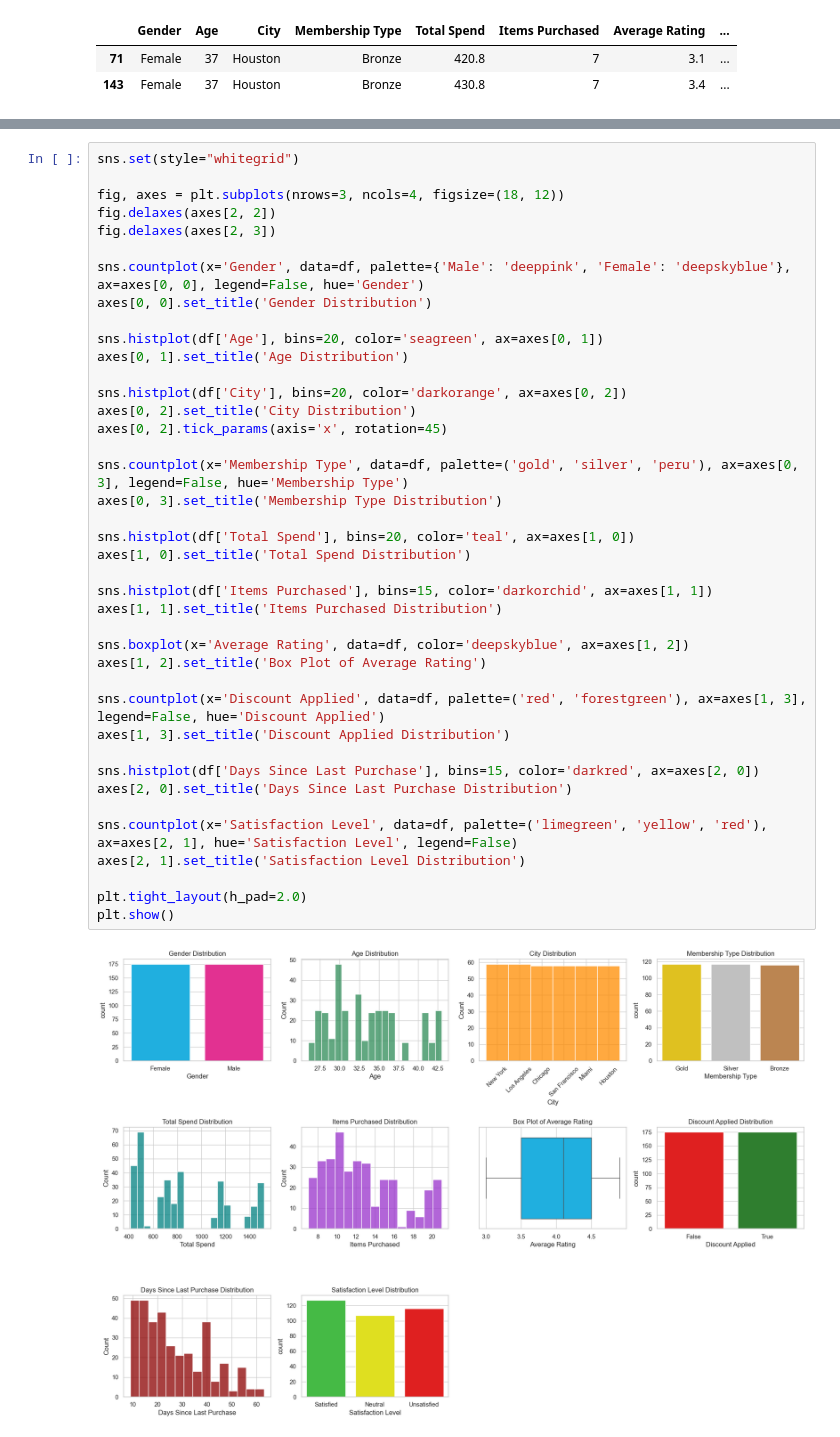
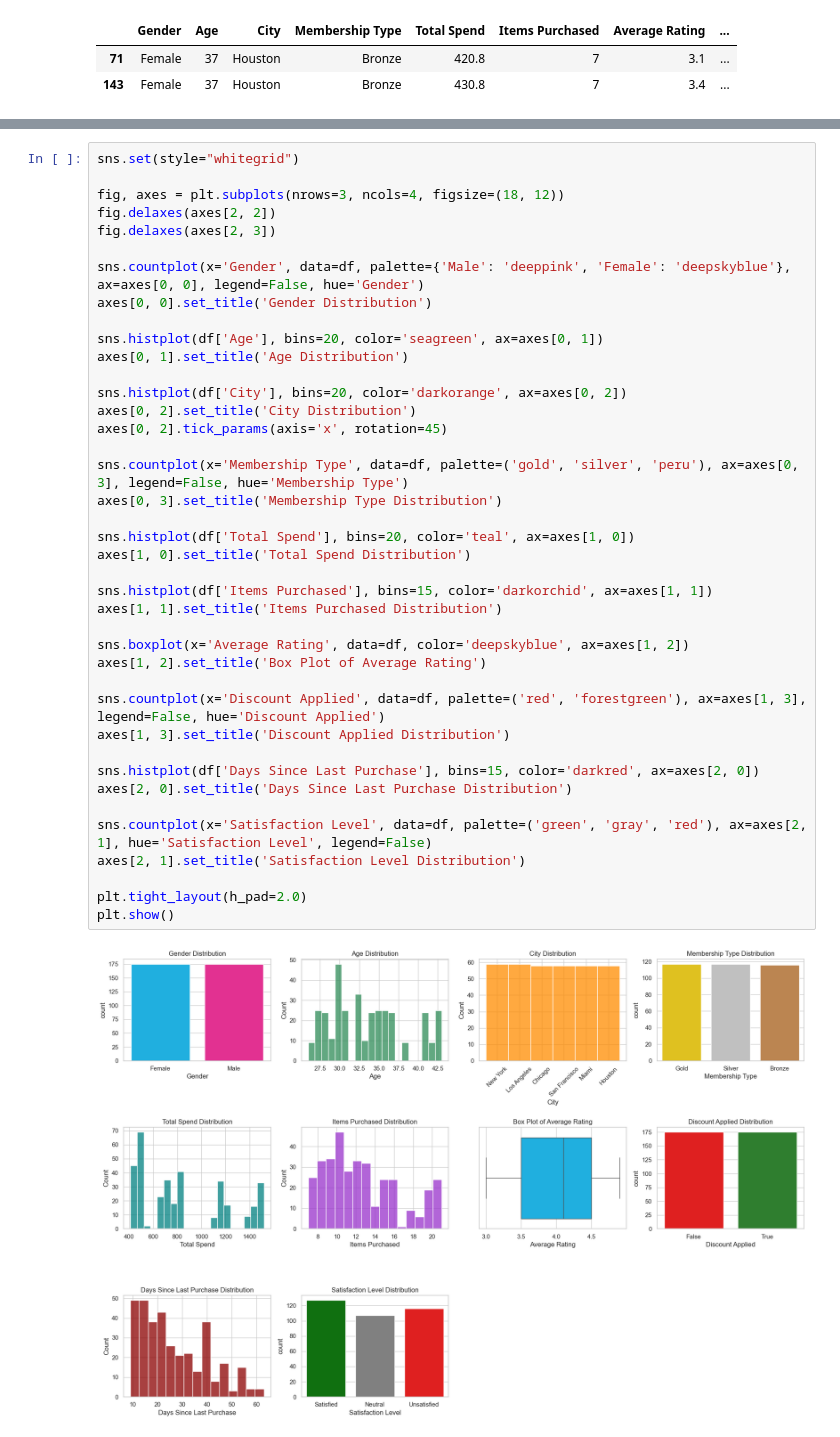
Before and after one commit to umilic16/ML_2, a Jupyter notebook: main.ipynb, the cells around one changed output, grey strips where cells are left out. Cells and saved outputs as stored; diff of their text form.

```diff
--- a/main.ipynb
+++ b/main.ipynb
@@ -112,32 +128,32 @@ axes[0, 0].set_title('Gender Distribution')
 sns.histplot(df['Age'], bins=20, color='seagreen', ax=axes[0, 1])
 axes[0, 1].set_title('Age Distribution')
 
 sns.histplot(df['City'], bins=20, color='darkorange', ax=axes[0, 2])
 axes[0, 2].set_title('City Distribution')
 axes[0, 2].tick_params(axis='x', rotation=45)
 
 sns.countplot(x='Membership Type', data=df, palette=('gold', 'silver', 'peru'), ax=axes[0, 3], legend=False, hue='Membership Type')
 axes[0, 3].set_title('Membership Type Distribution')
 
 sns.histplot(df['Total Spend'], bins=20, color='teal', ax=axes[1, 0])
 axes[1, 0].set_title('Total Spend Distribution')
 
 sns.histplot(df['Items Purchased'], bins=15, color='darkorchid', ax=axes[1, 1])
 axes[1, 1].set_title('Items Purchased Distribution')
 
 sns.boxplot(x='Average Rating', data=df, color='deepskyblue', ax=axes[1, 2])
 axes[1, 2].set_title('Box Plot of Average Rating')
 
 sns.countplot(x='Discount Applied', data=df, palette=('red', 'forestgreen'), ax=axes[1, 3], legend=False, hue='Discount Applied')
 axes[1, 3].set_title('Discount Applied Distribution')
 
 sns.histplot(df['Days Since Last Purchase'], bins=15, color='darkred', ax=axes[2, 0])
 axes[2, 0].set_title('Days Since Last Purchase Distribution')
 
-sns.countplot(x='Satisfaction Level', data=df, palette=('limegreen', 'yellow', 'red'), ax=axes[2, 1], hue='Satisfaction Level', legend=False)
+sns.countplot(x='Satisfaction Level', data=df, palette=('green', 'gray', 'red'), ax=axes[2, 1], hue='Satisfaction Level', legend=False)
 axes[2, 1].set_title('Satisfaction Level Distribution')
 
 plt.tight_layout(h_pad=2.0)
 plt.show()
 # %% [output]
-[figure, old version]
+[figure, new version]
```
Also changed, not shown: parts of 31 cells of this notebook.
